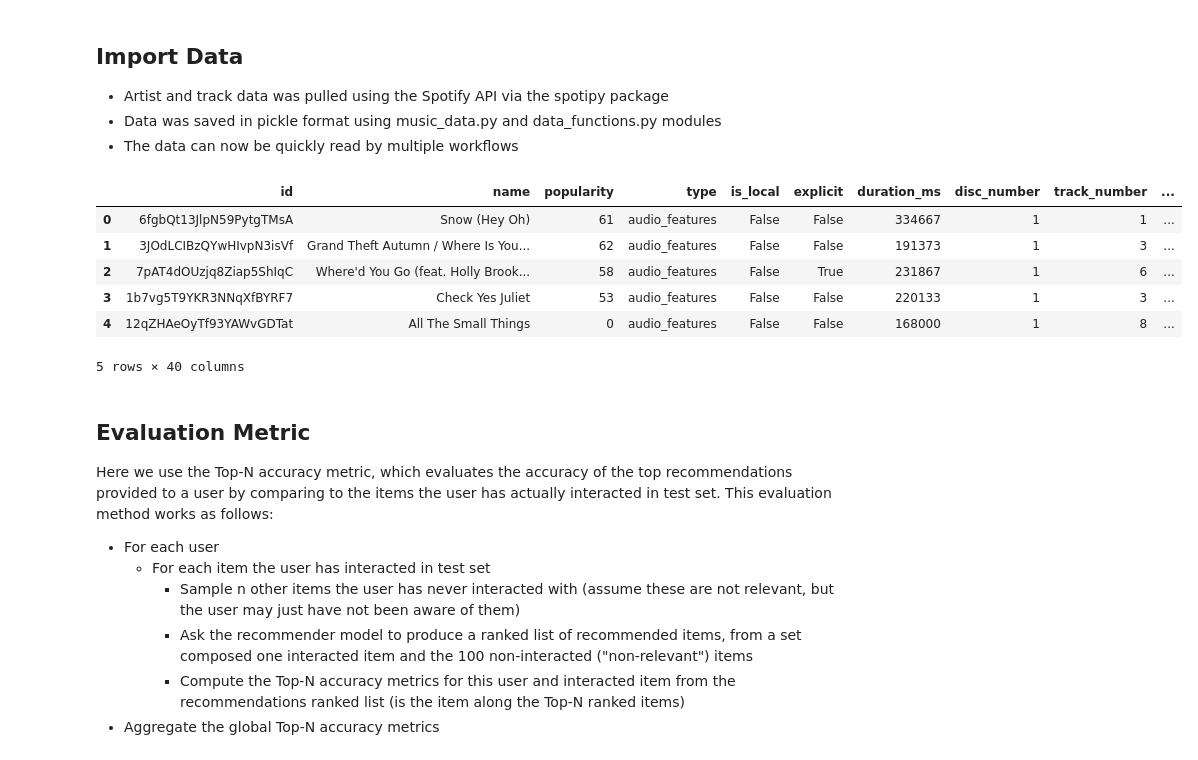
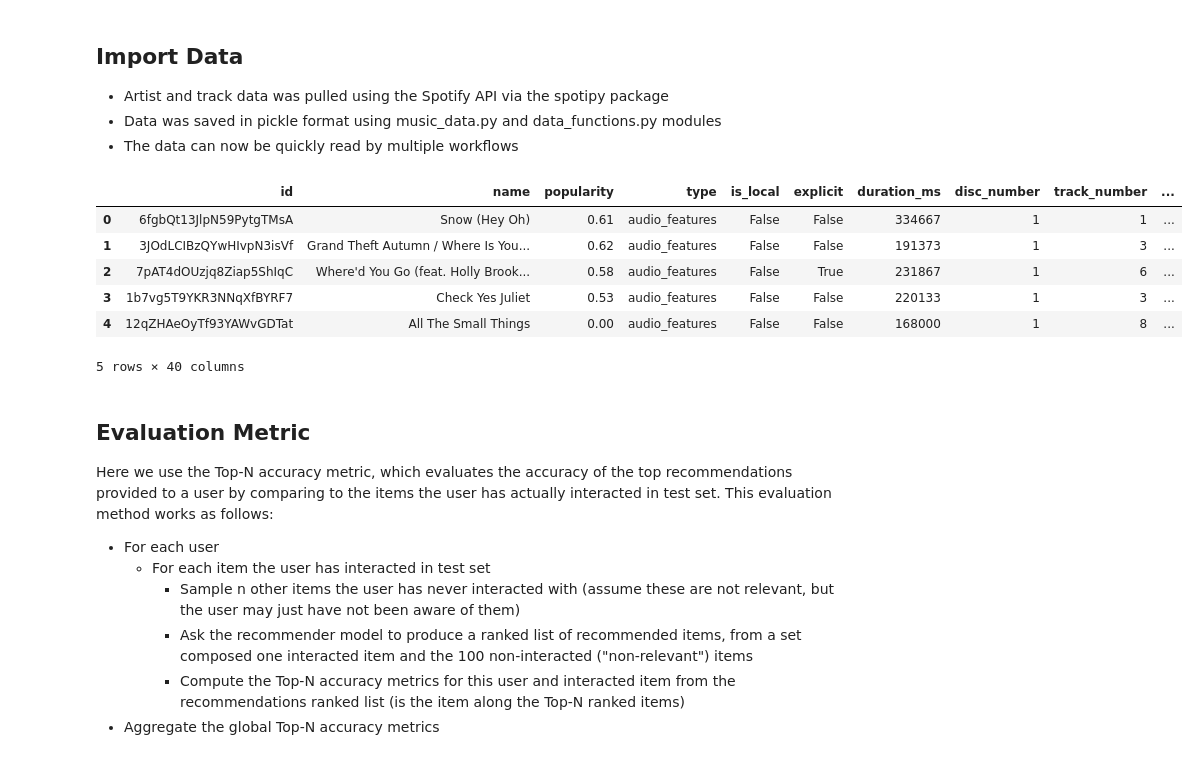
Before and after one commit to anthonyli358/spotify-recommender-systems, a Jupyter notebook: recommender_systems.ipynb, the cells around one changed output. Cells and saved outputs as stored; diff of their text form; code cells hidden in the pictures.

```diff
--- a/recommender_systems.ipynb
+++ b/recommender_systems.ipynb
@@ -42,16 +41,17 @@ top_tracks_df = pd.read_pickle("spotify/top_tracks.pkl")
 saved_tracks_df = pd.read_pickle("spotify/saved_tracks.pkl")
 playlist_tracks_df = pd.read_pickle("spotify/playlist_tracks.pkl")
 recommendation_tracks_df = pd.read_pickle("spotify/recommendation_tracks.pkl")
-# %%
-playlist_tracks_df.head()
-# %% [output]
-|  | id | name | popularity | type | is_local | explicit | duration_ms | disc_number | track_number | ... |
-| 0 | 6fgbQt13JlpN59PytgTMsA | Snow (Hey Oh) | 61 | audio_features | False | False | 334667 | 1 | 1 | ... |
-| 1 | 3JOdLCIBzQYwHIvpN3isVf | Grand Theft Autumn / Where Is You... | 62 | audio_features | False | False | 191373 | 1 | 3 | ... |
-| 2 | 7pAT4dOUzjq8Ziap5ShIqC | Where'd You Go (feat. Holly Brook... | 58 | audio_features | False | True | 231867 | 1 | 6 | ... |
-| 3 | 1b7vg5T9YKR3NNqXfBYRF7 | Check Yes Juliet | 53 | audio_features | False | False | 220133 | 1 | 3 | ... |
-| 4 | 12qZHAeOyTf93YAWvGDTat | All The Small Things | 0 | audio_features | False | False | 168000 | 1 | 8 | ... |
-5 rows × 40 columns
+# %%
+playlist_tracks_df['popularity'] = playlist_tracks_df['popularity'] / 100  # normalise popularity feature between 0 and 1
+playlist_tracks_df.head()
+# %% [output]
+|  | id | name | popularity | type | is_local | explicit | duration_ms | disc_number | track_number | ... |
+| 0 | 6fgbQt13JlpN59PytgTMsA | Snow (Hey Oh) | 0.61 | audio_features | False | False | 334667 | 1 | 1 | ... |
+| 1 | 3JOdLCIBzQYwHIvpN3isVf | Grand Theft Autumn / Where Is You... | 0.62 | audio_features | False | False | 191373 | 1 | 3 | ... |
+| 2 | 7pAT4dOUzjq8Ziap5ShIqC | Where'd You Go (feat. Holly Brook... | 0.58 | audio_features | False | True | 231867 | 1 | 6 | ... |
+| 3 | 1b7vg5T9YKR3NNqXfBYRF7 | Check Yes Juliet | 0.53 | audio_features | False | False | 220133 | 1 | 3 | ... |
+| 4 | 12qZHAeOyTf93YAWvGDTat | All The Small Things | 0.00 | audio_features | False | False | 168000 | 1 | 8 | ... |
+5 rows × 40 columns
 # %%
 with open("spotify/playlists.yml", 'r') as stream:
     playlist_ids = yaml.safe_load(stream)
```
Also changed, not shown: parts of 31 cells of this notebook.
